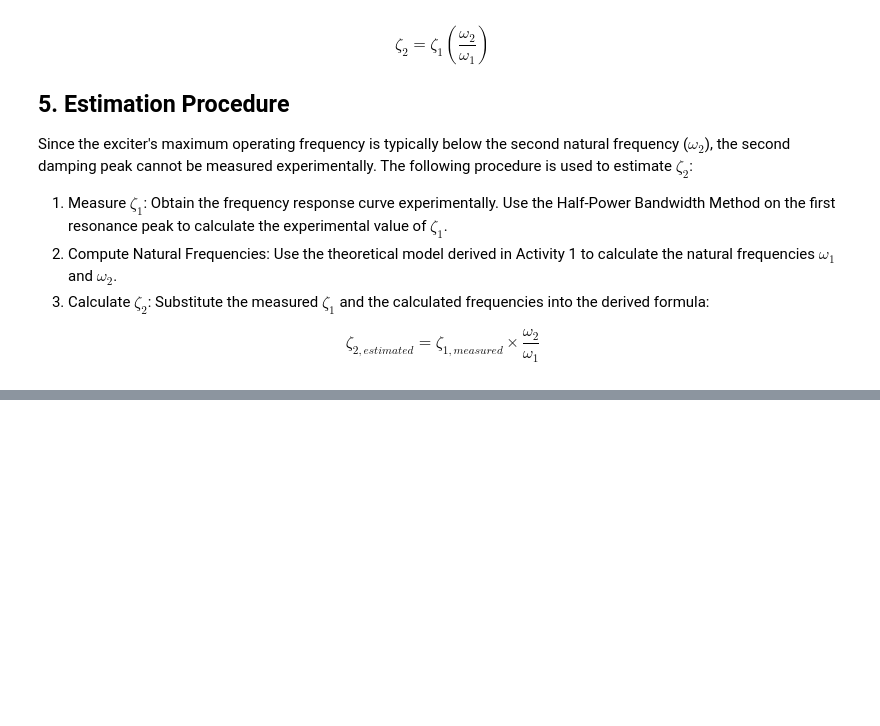
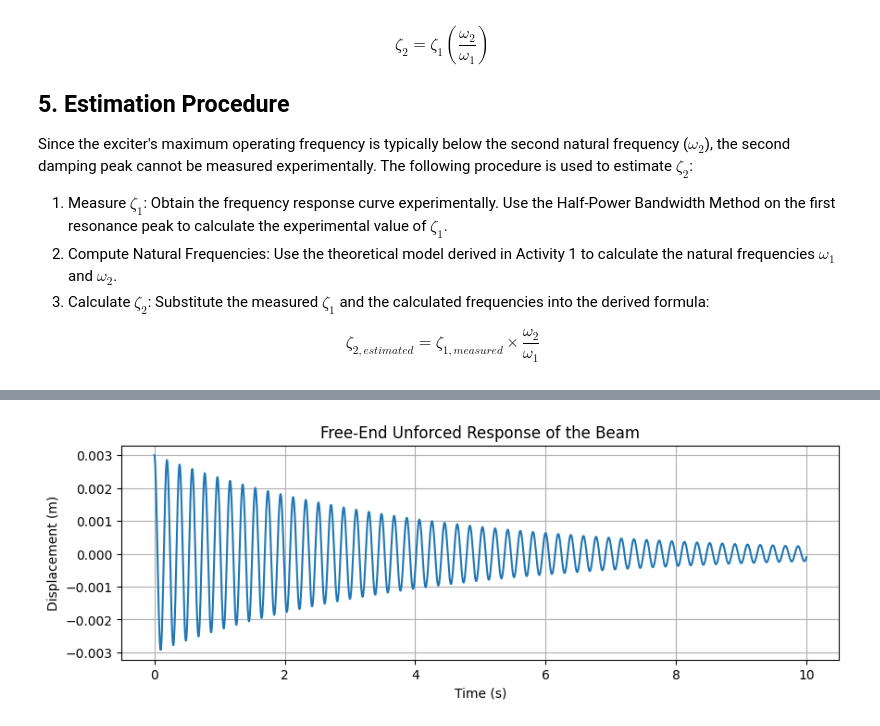
Before and after one commit to chamudithamk/ME422-B2-Lab-Group, a Jupyter notebook: Vibration/E_20_268_Nimesha_K_P_S_Vibration.ipynb, the cells around one changed output, grey strips where cells are left out. Drawn from its saved outputs; the diff is of its cells as text; code cells hidden in the pictures; blank space fills up the shorter version.

```diff
--- a/Vibration/E_20_268_Nimesha_K_P_S_Vibration.ipynb
+++ b/Vibration/E_20_268_Nimesha_K_P_S_Vibration.ipynb
@@ -348,0 +786,60 @@ $$
+# %%
+# --------------------------------------------------
+# State-space ODE for free vibration response
+# --------------------------------------------------
+from scipy.integrate import odeint # Import odeint
+
+def modal_ode(state, time, M_inv, C_m, K_m):
+    q1, q2, q1_dot, q2_dot = state
+
+    q_vec = np.array([q1, q2])
+    qd_vec = np.array([q1_dot, q2_dot])
+
+    qdd_vec = M_inv @ (-C_m @ qd_vec - K_m @ q_vec)
+
+    return [q1_dot, q2_dot, qdd_vec[0], qdd_vec[1]]
+
+# Inverse of modal mass matrix
+M_modal_inv = np.linalg.inv(M_modal)
+
+# Initial conditions
+state_0 = [q1_init, 0.0, 0.0, 0.0]
+
+# Time vector
+time_vec = np.arange(0, 10, 0.001)
+
+# ODE integration
+response = odeint(
+    modal_ode,
+    state_0,
+    time_vec,
+    args=(M_modal_inv, C_modal, K_modal)
+)
+
+# Modal responses
+q1_t = response[:, 0]
+q2_t = response[:, 1]
+
+# --------------------------------------------------
+# Physical displacement at free end
+# --------------------------------------------------
+z_t = np.zeros((len(time_vec), 2))
+
+for i in range(len(time_vec)):
+    z_t[i, :] = Phi_mat @ np.array([q1_t[i], q2_t[i]])
+
+psi1_L = mode_shape(beam_length, beta_1)
+psi2_L = mode_shape(beam_length, beta_2)
+
+y_L_t = z_t[:, 0] * psi1_L + z_t[:, 1] * psi2_L
+
+# Plot response
+plt.figure(figsize=(10, 3))
+plt.plot(time_vec, y_L_t)
+plt.xlabel('Time (s)')
+plt.ylabel('Displacement (m)')
+plt.title('Free-End Unforced Response of the Beam')
+plt.grid(True)
+plt.show()
+# %% [output]
+[figure, added]
```
Also changed, not shown: parts of 12 cells of this notebook.
